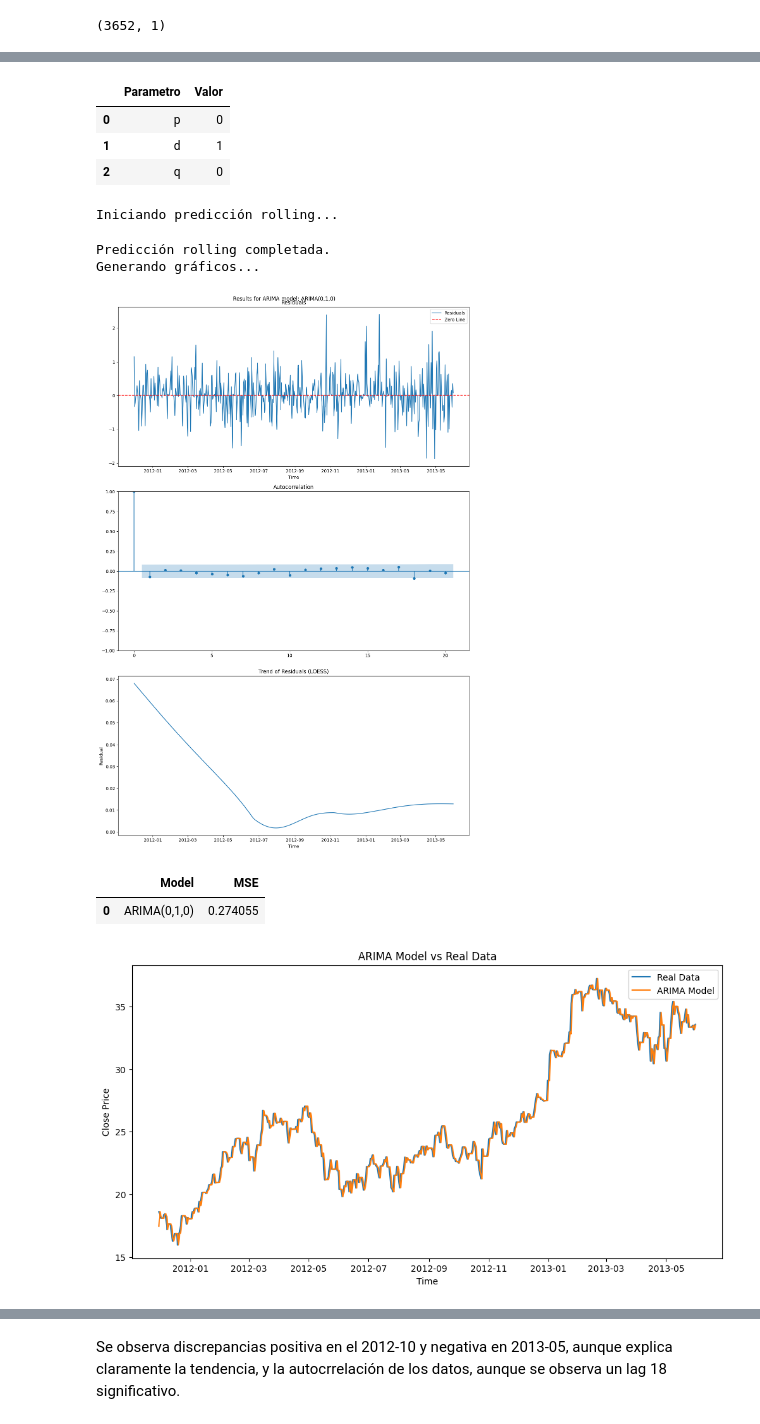
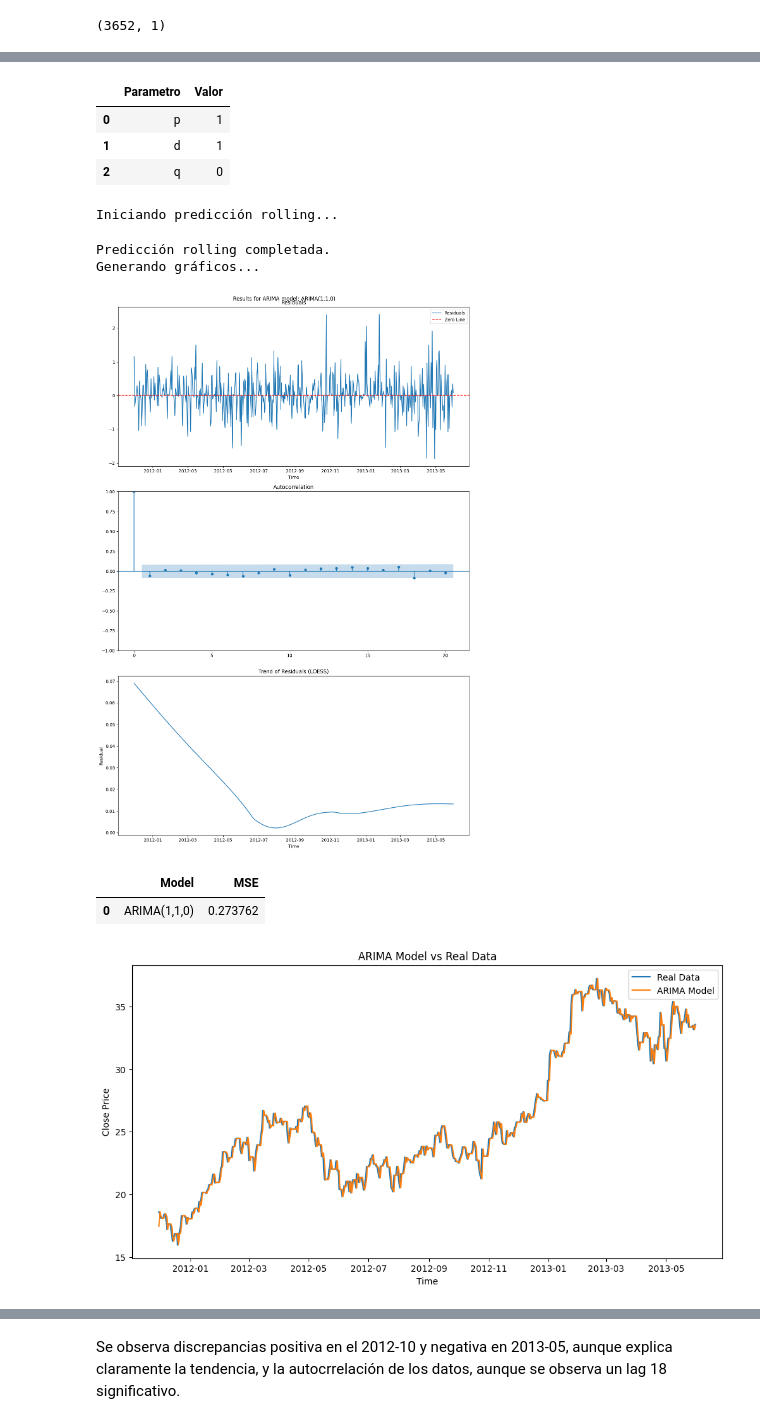
Before and after one commit to Plealm/Acciones_Series_Temporales, a Jupyter notebook: src/Arima.ipynb, the cells around one changed output, grey strips where cells are left out. Saved outputs shown, nothing was run; the diff lists cells and outputs as text; code cells hidden in the pictures.

```diff
--- a/src/Arima.ipynb
+++ b/src/Arima.ipynb
@@ -200,7 +216,6 @@ plot_("Train and Test Data",
 # %%
 import pandas as pd
 import numpy as np
-import matplotlib.pyplot as plt
 from statsmodels.tsa.arima.model import ARIMA
 from sklearn.metrics import mean_squared_error
 import warnings
@@ -260,9 +275,9 @@ print("Iniciando Grid Search para optimización de parámetros...")
 start_time = time.time()
 
 # Definir el rango de parámetros
-p = range(0, 4)  # 0, 1, 2, 3
+p = range(1, 4)  # 1, 2, 3
 d = range(0, 3)  # 0, 1, 2
-q = range(0, 4)  # 0, 1, 2, 3
+q = range(0, 10)  # 0, 1, 2, 3
 
 # Crear todas las combinaciones posibles
 pdq = list(itertools.product(p, d, q))
@@ -339,12 +354,12 @@ Grid Search completado en 73.87 segundos.
 Mejores parámetros encontrados:
 |  | Parametro | Valor |
-| 0 | p | 0 |
+| 0 | p | 1 |
 | 1 | d | 1 |
 | 2 | q | 0 |
 Iniciando predicción rolling...
 Predicción rolling completada.
 Generando gráficos...
 [figure]
 |  | Model | MSE |
-| 0 | ARIMA(0,1,0) | 0.274055 |
+| 0 | ARIMA(1,1,0) | 0.273762 |
 [figure]
```
Also changed, not shown: parts of 6 cells of this notebook, 1 other file.
